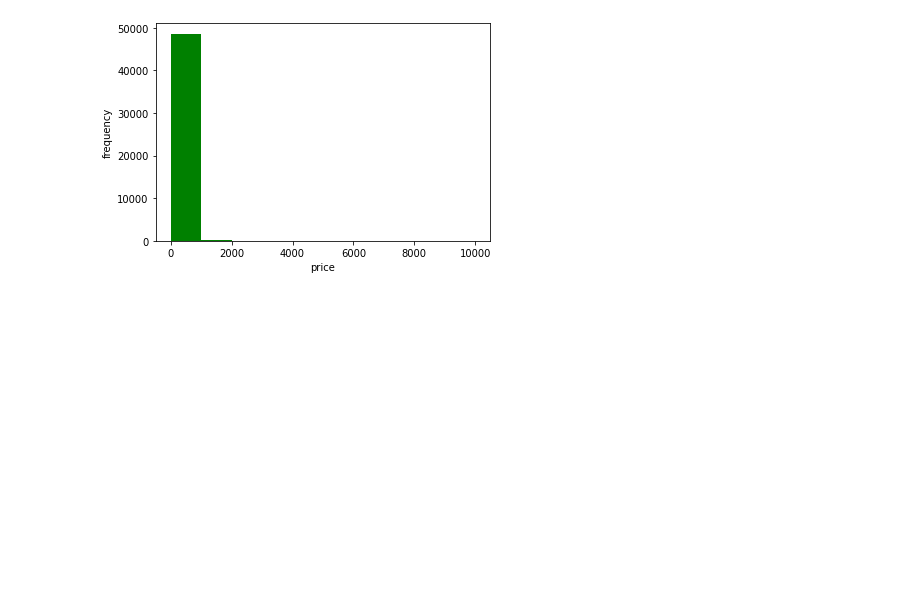
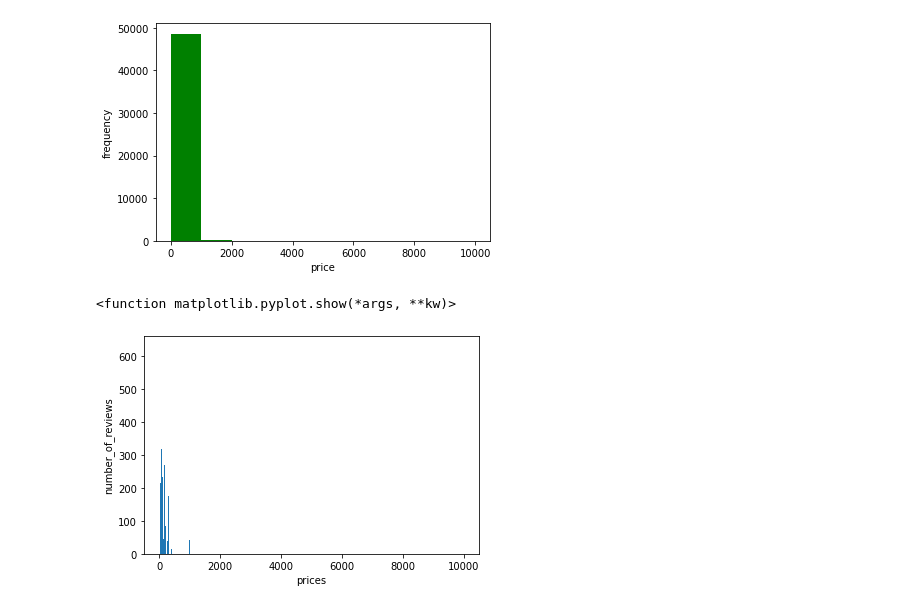
Before and after one commit to m123m12/Airbnb-Booking-Analysis, a Jupyter notebook: Copy_of_Airbnb_Bookings_Analysis_Capstone_Project.ipynb, the cells around one changed output. Cells and saved outputs as stored; diff of their text form; code cells hidden in the pictures; blank space fills up the shorter version.

```diff
--- a/Copy_of_Airbnb_Bookings_Analysis_Capstone_Project.ipynb
+++ b/Copy_of_Airbnb_Bookings_Analysis_Capstone_Project.ipynb
@@ -163,0 +167,11 @@ plt.show()
+# %%
+x =np.array(airbnb_data["price"])
+y =np.array(airbnb_data["number_of_reviews"])
+plt.bar(x,y)
+plt.xlabel('prices')
+
+plt.ylabel('number_of_reviews')
+plt.show
+# %% [output]
+<function matplotlib.pyplot.show(*args, **kw)>
+[figure, added]
```
Also changed, not shown: parts of 2 cells of this notebook.
